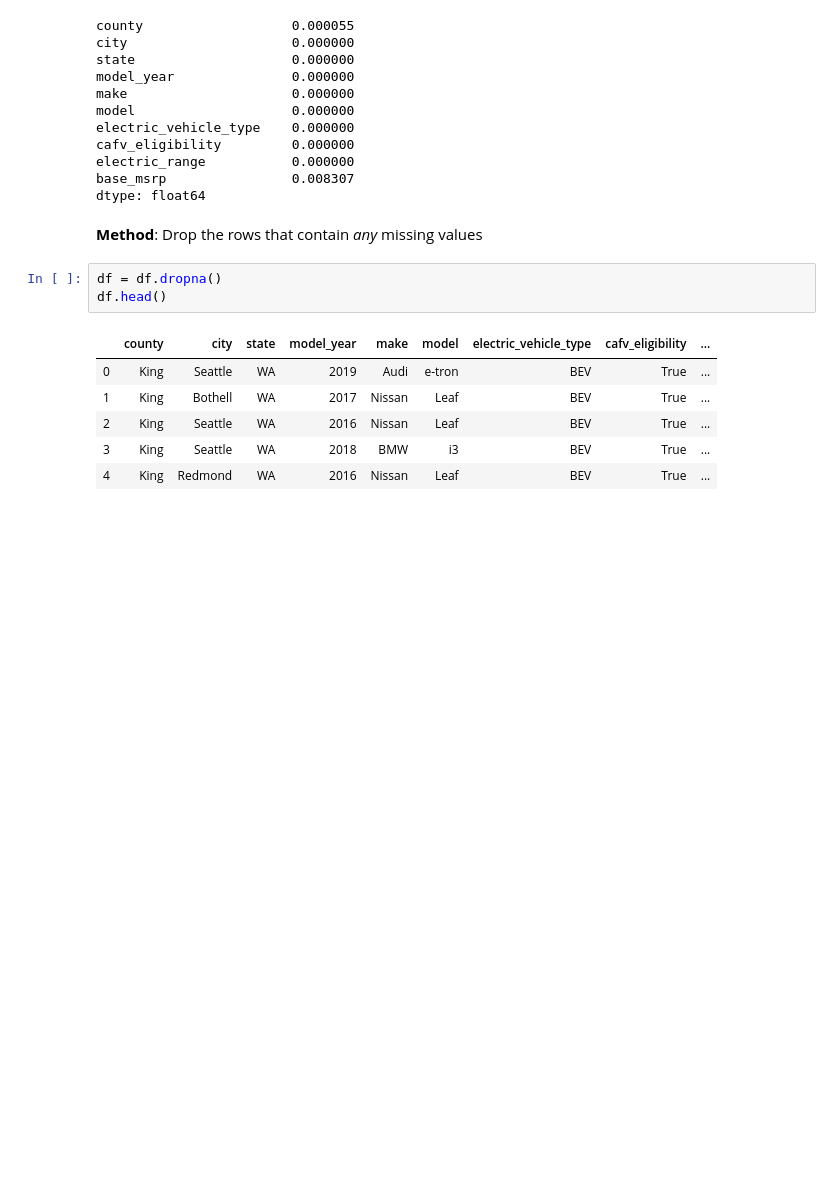
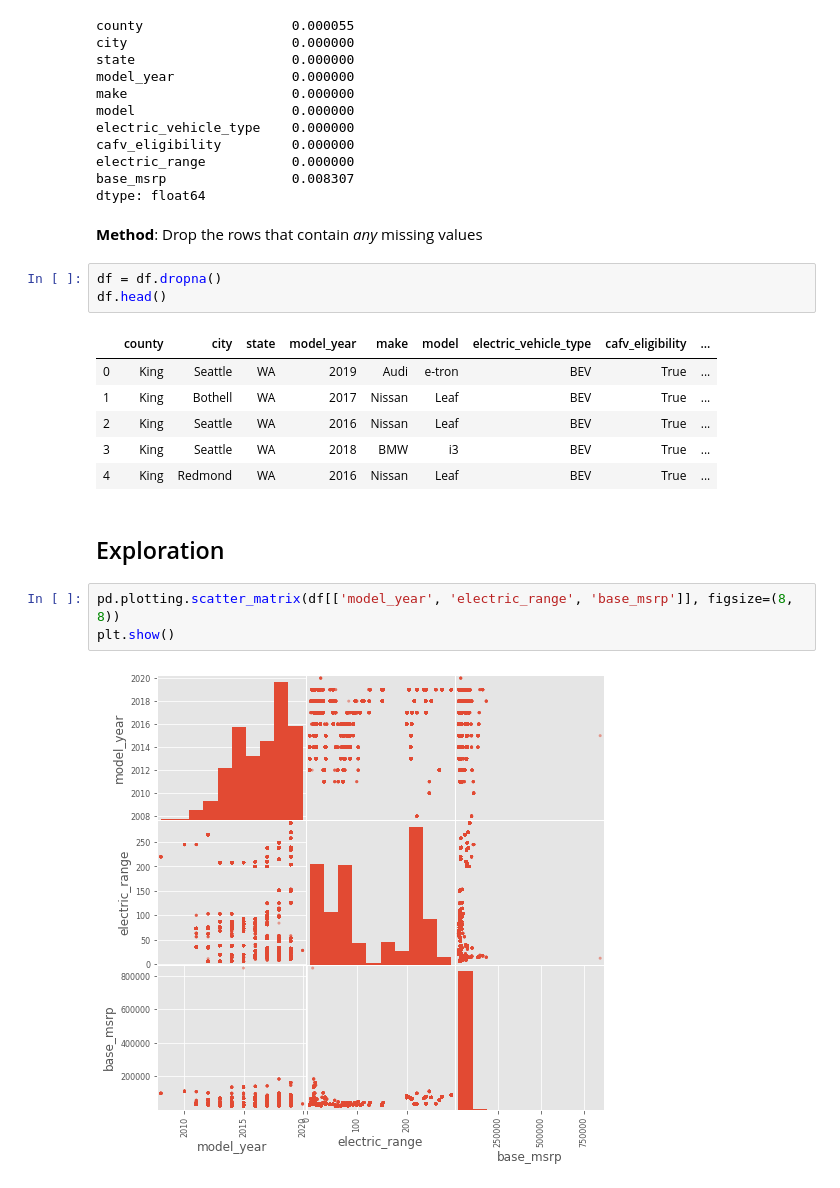
Before and after one commit to JohnnyG196/basic_exploration_activity, a Jupyter notebook: index.ipynb, the cells around one changed output. Saved outputs shown, nothing was run; the diff lists cells and outputs as text; blank space fills up the shorter version.

Commit message:
fix: add some exploration of the data

```diff
--- a/index.ipynb
+++ b/index.ipynb
@@ -104,3 +104,10 @@ df.head()
 | 2 | King | Seattle | WA | 2016 | Nissan | Leaf | BEV | True | ... |
 | 3 | King | Seattle | WA | 2018 | BMW | i3 | BEV | True | ... |
 | 4 | King | Redmond | WA | 2016 | Nissan | Leaf | BEV | True | ... |
+# %% [markdown]
+## Exploration
+# %%
+pd.plotting.scatter_matrix(df[['model_year', 'electric_range', 'base_msrp']], figsize=(8, 8))
+plt.show()
+# %% [output]
+[figure, added]
```
Also changed, not shown: parts of 3 cells of this notebook.
